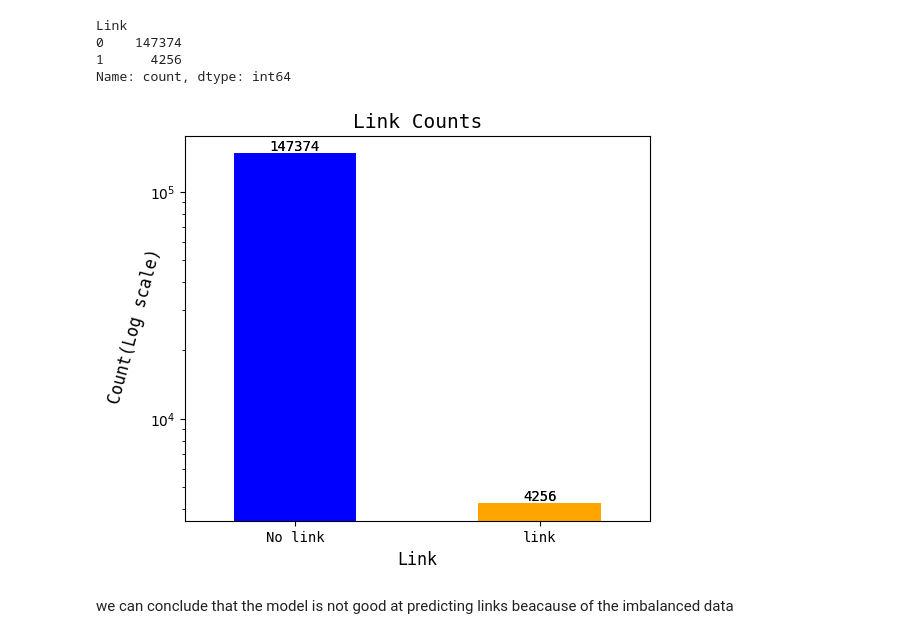
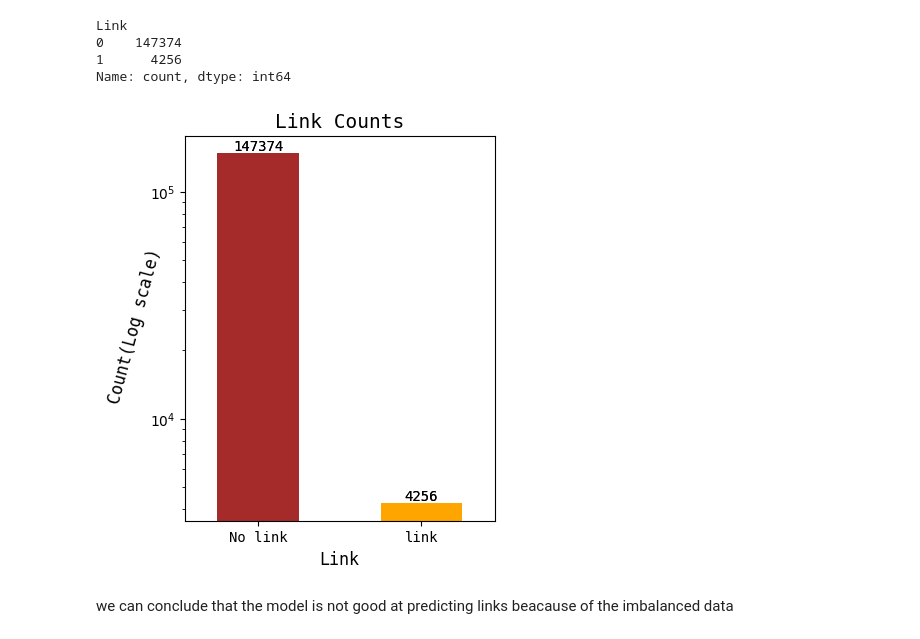
Before and after one commit to Ecological-Complexity-Lab/link_prediction_project, a Jupyter notebook: MLmodel.ipynb, the cells around one changed output. Drawn from its saved outputs; the diff is of its cells as text; code cells hidden in the pictures.

Commit message:
updating graphs

```diff
--- a/MLmodel.ipynb
+++ b/MLmodel.ipynb
@@ -168,26 +168,26 @@ Link
 Name: count, dtype: int64
 # %%
 link_counts = df_mandena_filtered["Link"].value_counts()
-plt.figure(figsize=(6,5))
-link_counts.plot(kind="bar", color=['blue', 'orange'])
-bars = link_counts.plot(kind="bar", color=['blue', 'orange'], width=0.4)
+plt.figure(figsize=(4,5))
+link_counts.plot(kind="bar", color=['brown', 'orange'])
+bars = link_counts.plot(kind="bar", color=['brown', 'orange'], width=0.4)
 for bar in bars.patches:
     plt.text(bar.get_x() + bar.get_width() / 2,
              bar.get_height(),
              f'{int(bar.get_height())}',
              ha='center',
              va='bottom',
              fontsize=10,
              fontname='monospace')
 
 plt.yscale("log")
 plt.title("Link Counts", name='monospace', fontsize=14)
 plt.xlabel("Link", fontname='monospace', fontsize=12)
 plt.ylabel("Count(Log scale)", fontsize=12, fontname='monospace', rotation=75)
 plt.xticks([0,1], labels=["No link", "link"], rotation=0, fontsize=10, fontname='monospace')
 plt.show()
 # %% [output]
-[figure, old version]
+[figure, new version]
 # %% [markdown]
 we can conclude that the model is not good at predicting links beacause of the imbalanced data
 # %%
```
Also changed, not shown: parts of 6 cells of this notebook.
